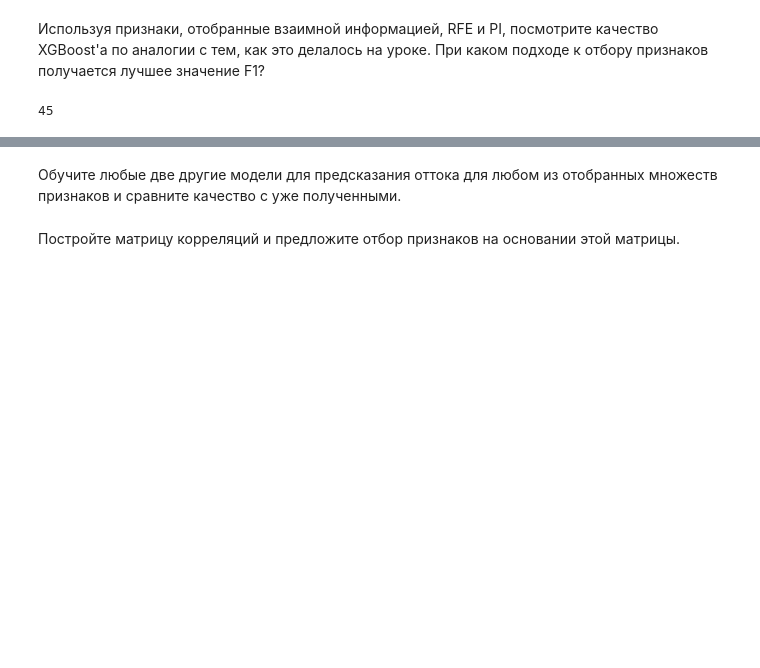
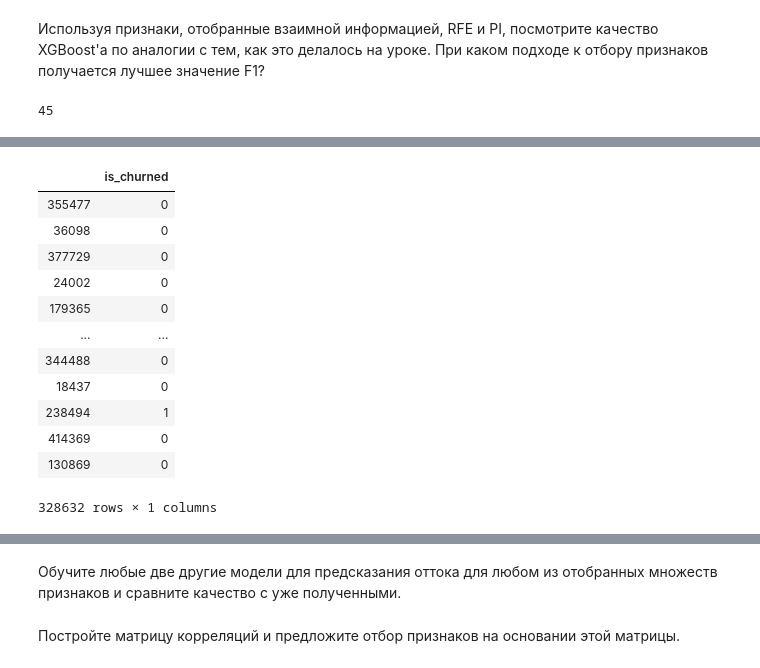
Before and after one commit to daniilstv/DS_in_production, a Jupyter notebook: lesson_3_hw.ipynb, the cells around one changed output, grey strips where cells are left out. Cells and saved outputs as stored; diff of their text form; code cells hidden in the pictures; blank space fills up the shorter version.

```diff
--- a/lesson_3_hw.ipynb
+++ b/lesson_3_hw.ipynb
@@ -561,0 +611,17 @@ print('Кол-во отобранных признаков:', good_features.shap
+# %%
+y_train = pd.DataFrame({'is_churned':y_train})
+y_train
+# %% [output]
+|  | is_churned |
+| 355477 | 0 |
+| 36098 | 0 |
+| 377729 | 0 |
+| 24002 | 0 |
+| 179365 | 0 |
+| ... | ... |
+| 344488 | 0 |
+| 18437 | 0 |
+| 238494 | 1 |
+| 414369 | 0 |
+| 130869 | 0 |
+328632 rows × 1 columns
```
Also changed, not shown: parts of 54 cells of this notebook.
